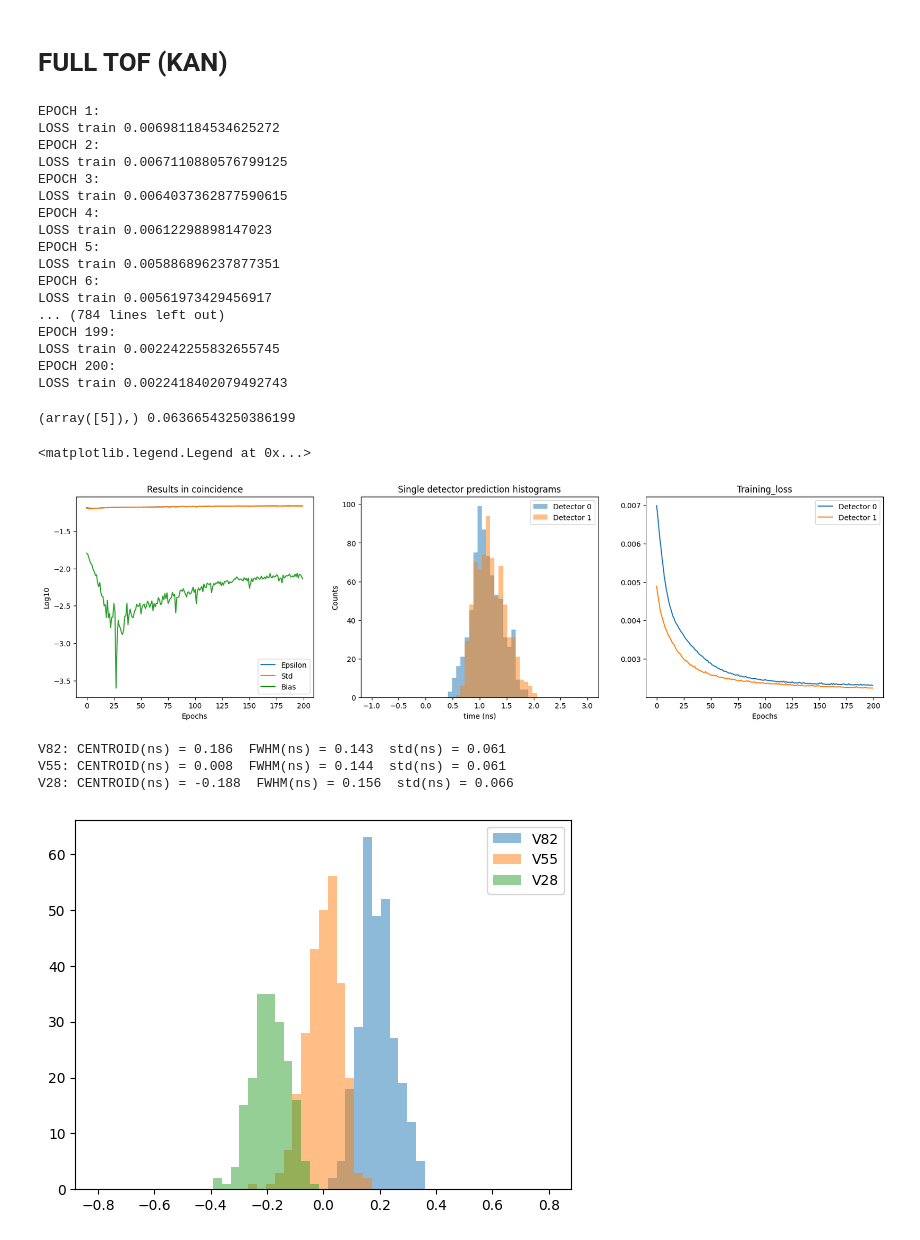
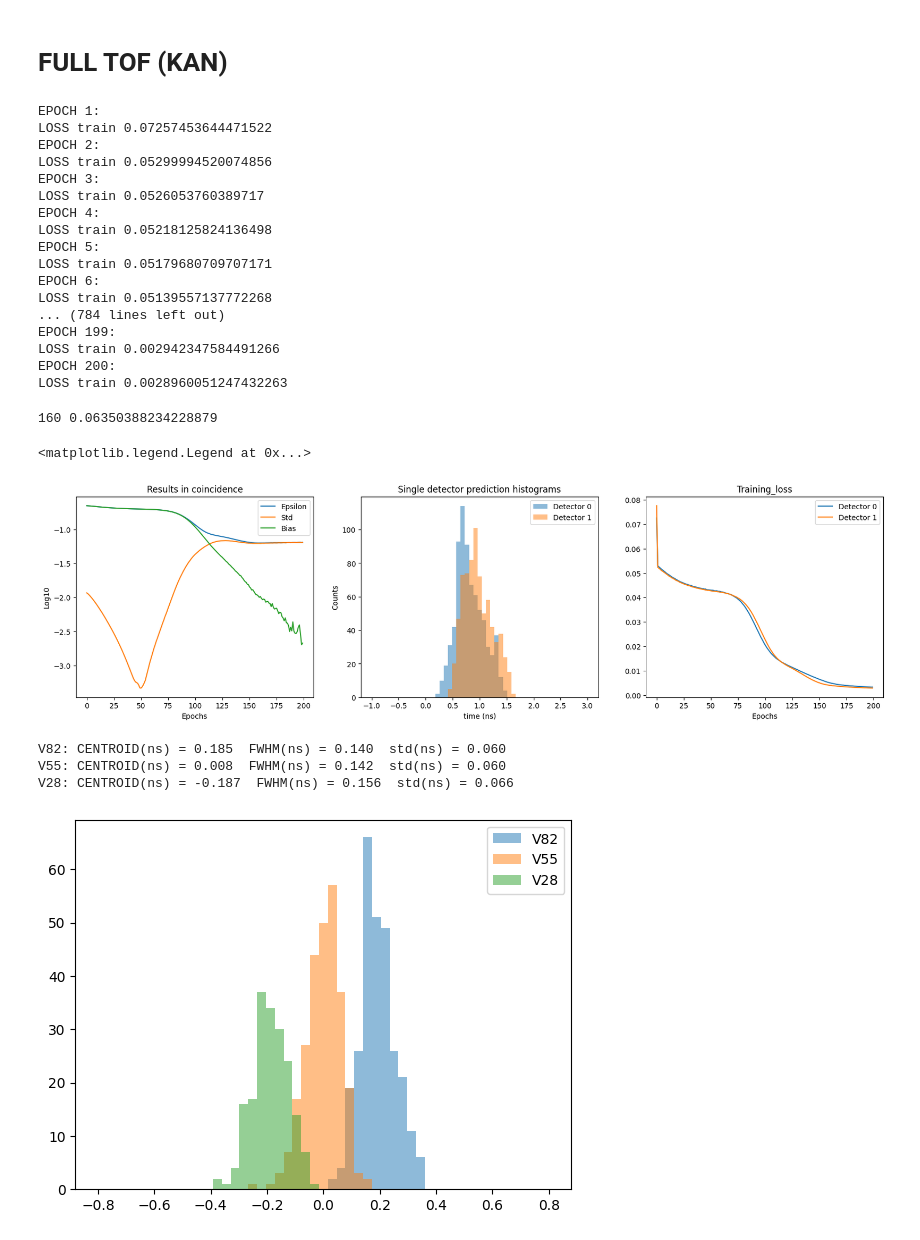
Before and after one commit to wjosefw/Signal-processing-with-Neural-networks, a Jupyter notebook: KAN.ipynb, the cells around one changed output. Drawn from its saved outputs; the diff is of its cells as text; code cells hidden in the pictures.

```diff
--- a/KAN.ipynb
+++ b/KAN.ipynb
@@ -25,8 +25,9 @@ pulsos_practica_master = data['data']
 # %% [markdown]
 # **INTERPOLATION**
 # %%
+REALS = np.concatenate((V28, V55, V82), axis = 0)
 #--------------------------------Interpolar pulsos reales---------------------------------
-input = V28
+input = REALS
 EXTRASAMPLING = 8
 Nt = np.shape(input)[1]
 Nt_new = Nt *  EXTRASAMPLING
@@ -36,16 +37,8 @@ new_time_step = time_step / EXTRASAMPLING
 tiempo = np.linspace(0, Nt, Nt)
 tiempo_new = np.linspace(0,Nt,Nt_new)
 
-interp_func_V28 = interp1d(tiempo, V28, kind = 'cubic', axis=1)
-new_V28 = interp_func_V28(tiempo_new)
-
-interp_func_V55 = interp1d(tiempo, V55, kind = 'cubic', axis=1)
-new_V55 = interp_func_V55(tiempo_new)
-
-interp_func_V82 = interp1d(tiempo, V82, kind = 'cubic', axis=1)
-new_V82 = interp_func_V82(tiempo_new)
-
-REALS = np.concatenate((new_V28, new_V55, new_V82), axis = 0)
+interp_func_REALS = interp1d(tiempo, REALS, kind = 'cubic', axis = 1)
+new_REALS = interp_func_REALS(tiempo_new)
 
 interp_func_practica = interp1d(tiempo,pulsos_practica_master, kind = 'cubic', axis = 1)
 new_pulsos_practica = interp_func_practica(tiempo_new)
@@ -304,8 +297,8 @@ train_dataset_dec1 = torch.utils.data.TensorDataset(torch.from_numpy(M_Train_dec
 train_loader_dec0 = torch.utils.data.DataLoader(train_dataset_dec0, batch_size = 32, shuffle = True)
 train_loader_dec1 = torch.utils.data.DataLoader(train_dataset_dec1, batch_size = 32, shuffle = True)
 
-optimizer_dec0 = torch.optim.AdamW(model_dec0.parameters(), lr = 5e-5) #Regularization?
-optimizer_dec1 = torch.optim.AdamW(model_dec1.parameters(), lr = 5e-5)
+optimizer_dec0 = torch.optim.AdamW(model_dec0.parameters(), lr = 3e-5) #Regularization?
+optimizer_dec1 = torch.optim.AdamW(model_dec1.parameters(), lr = 3e-5)
 # %%
 def train_loop_KAN(model, optimizer, train_loader, test_tensor, EPOCHS = 75):
 
@@ -363,22 +356,22 @@ loss_dec0, test_dec0 = train_loop_KAN(model_dec0, optimizer_dec0, train_loader_d
 loss_dec1, test_dec1 = train_loop_KAN(model_dec1, optimizer_dec1, train_loader_dec1, torch.tensor(MOMENTS_TEST[:,:,1]), EPOCHS = 200)
 # %% [output]
 EPOCH 1:
-LOSS train 0.006981184534625272
+LOSS train 0.07257453644471522
 EPOCH 2:
-LOSS train 0.0067110880576799125
+LOSS train 0.05299994520074856
 EPOCH 3:
-LOSS train 0.0064037362877590615
+LOSS train 0.0526053760389717
 EPOCH 4:
-LOSS train 0.00612298898147023
+LOSS train 0.05218125824136498
 EPOCH 5:
-LOSS train 0.005886896237877351
+LOSS train 0.05179680709707171
 EPOCH 6:
-LOSS train 0.00561973429456917
+LOSS train 0.05139557137772268
 ... (784 lines left out)
 EPOCH 199:
-LOSS train 0.002242255832655745
+LOSS train 0.002942347584491266
 EPOCH 200:
-LOSS train 0.0022418402079492743
+LOSS train 0.0028960051247432263
 # %%
 if ajuste_grueso == 0:
     TOFN_V28 = (test_dec0[:,:M_V28.shape[0]] - new_time_step*delays_test_dec0) - (test_dec1[:,:M_V28.shape[0]] - new_time_step*delays_test_dec1)
@@ -405,46 +398,46 @@ mean_error_centroid = (abs(centroid_V28 + 0.2) + abs(centroid_V82 - 0.2)) / 2
 mean_std = (np.std(TOFN_V82, axis = 1) + np.std(TOFN_V55, axis = 1) + np.std(TOFN_V28, axis = 1)) / 3
 epsilon = (mean_error_centroid**2 + mean_std**2)**(1/2)
 epsilon = np.array(epsilon, dtype = 'float64')
-#ind_of_min_epsilon
-print(np.where(epsilon == np.min(epsilon)), np.min(epsilon))
+idx_min_epsilon = np.where(epsilon == np.min(epsilon))[0][0]
+print(idx_min_epsilon, np.min(epsilon))
 
 
 # PLot
 plt.figure(figsize = (20,5))
 plt.subplot(131)
 plt.plot(np.log10(epsilon), label = 'Epsilon')
 plt.plot(np.log10(mean_std), label = 'Std')
 plt.plot(np.log10(mean_error_centroid), label = 'Bias')
 plt.title('Results in coincidence')
 plt.xlabel('Epochs')
 plt.ylabel('Log10')
 plt.legend()
 
 plt.subplot(132)
 if ajuste_grueso == 0:
-    plt.hist(test_dec0[-1, M_V28.shape[0] : M_V28.shape[0] + M_V55.shape[0]] - new_time_step*delays_test_dec0, bins = 51, range = [-1, 3], alpha = 0.5, label = 'Detector 0');
-    plt.hist(test_dec1[-1, M_V28.shape[0] : M_V28.shape[0] + M_V55.shape[0]] - new_time_step*delays_test_dec1, bins = 51, range = [-1, 3], alpha = 0.5, label = 'Detector 1');
+    plt.hist(test_dec0[idx_min_epsilon , M_V28.shape[0] : M_V28.shape[0] + M_V55.shape[0]] - new_time_step*delays_test_dec0, bins = 51, range = [-1, 3], alpha = 0.5, label = 'Detector 0');
+    plt.hist(test_dec1[idx_min_epsilon , M_V28.shape[0] : M_V28.shape[0] + M_V55.shape[0]] - new_time_step*delays_test_dec1, bins = 51, range = [-1, 3], alpha = 0.5, label = 'Detector 1');
 
 if ajuste_grueso == 1:
-    plt.hist(test_dec0[-1, :], bins = 51, range = [-1, 3], alpha = 0.5, label = 'Detector 0');
-    plt.hist(test_dec1[-1, :], bins = 51, range = [-1, 3], alpha = 0.5, label = 'Detector 1');
+    plt.hist(test_dec0[idx_min_epsilon , :], bins = 51, range = [-1, 3], alpha = 0.5, label = 'Detector 0');
+    plt.hist(test_dec1[idx_min_epsilon , :], bins = 51, range = [-1, 3], alpha = 0.5, label = 'Detector 1');
 plt.title('Single detector prediction histograms')
 plt.xlabel('time (ns)')
 plt.ylabel('Counts')
 plt.legend()
 
 plt.subplot(133)
 plt.plot(loss_dec0[:], label = 'Detector 0')
 plt.plot(loss_dec1[:], label = 'Detector 1')
 plt.title('Training_loss')
 plt.xlabel('Epochs')
 plt.legend()
 # %% [output]
-(array([5]),) 0.06366543250386199
+160 0.06350388234228879
 <matplotlib.legend.Legend at 0x...>
-[figure, old version]
+[figure, new version]
 # %%
-epoch = 5
+epoch = idx_min_epsilon
 nbins = 51
 #------------------------------------------- Histogram and gaussian fit -----------------------------------------------
 histogN_V82, binsN, patchesN  = plt.hist(TOFN_V82[epoch,:] - np.mean(TOFN_V55[epoch,:]), bins = nbins, range = [-0.8,0.8], alpha = 0.5, label = 'V82');
@@ -471,7 +464,7 @@ print("V82: CENTROID(ns) = %.3f  FWHM(ns) = %.3f  std(ns) = %.3f" % (x0N_V82, FW
 print("V55: CENTROID(ns) = %.3f  FWHM(ns) = %.3f  std(ns) = %.3f" % (x0N_V55, FWHMN_V55, sigmaN_V55))
 print("V28: CENTROID(ns) = %.3f  FWHM(ns) = %.3f  std(ns) = %.3f" % (x0N_V28, FWHMN_V28, sigmaN_V28))
 # %% [output]
-V82: CENTROID(ns) = 0.186  FWHM(ns) = 0.143  std(ns) = 0.061
-V55: CENTROID(ns) = 0.008  FWHM(ns) = 0.144  std(ns) = 0.061
-V28: CENTROID(ns) = -0.188  FWHM(ns) = 0.156  std(ns) = 0.066
+V82: CENTROID(ns) = 0.185  FWHM(ns) = 0.140  std(ns) = 0.060
+V55: CENTROID(ns) = 0.008  FWHM(ns) = 0.142  std(ns) = 0.060
+V28: CENTROID(ns) = -0.187  FWHM(ns) = 0.156  std(ns) = 0.066
-[figure, old version]
+[figure, new version]
```
